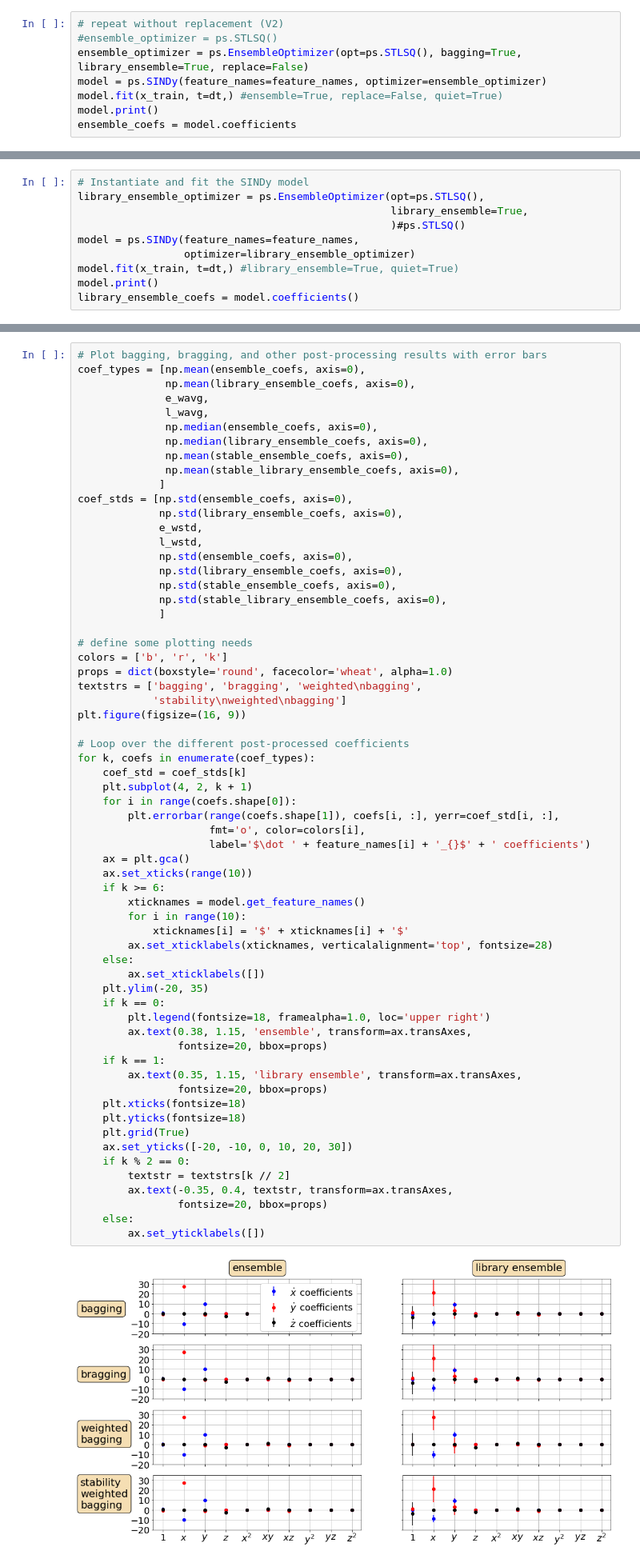
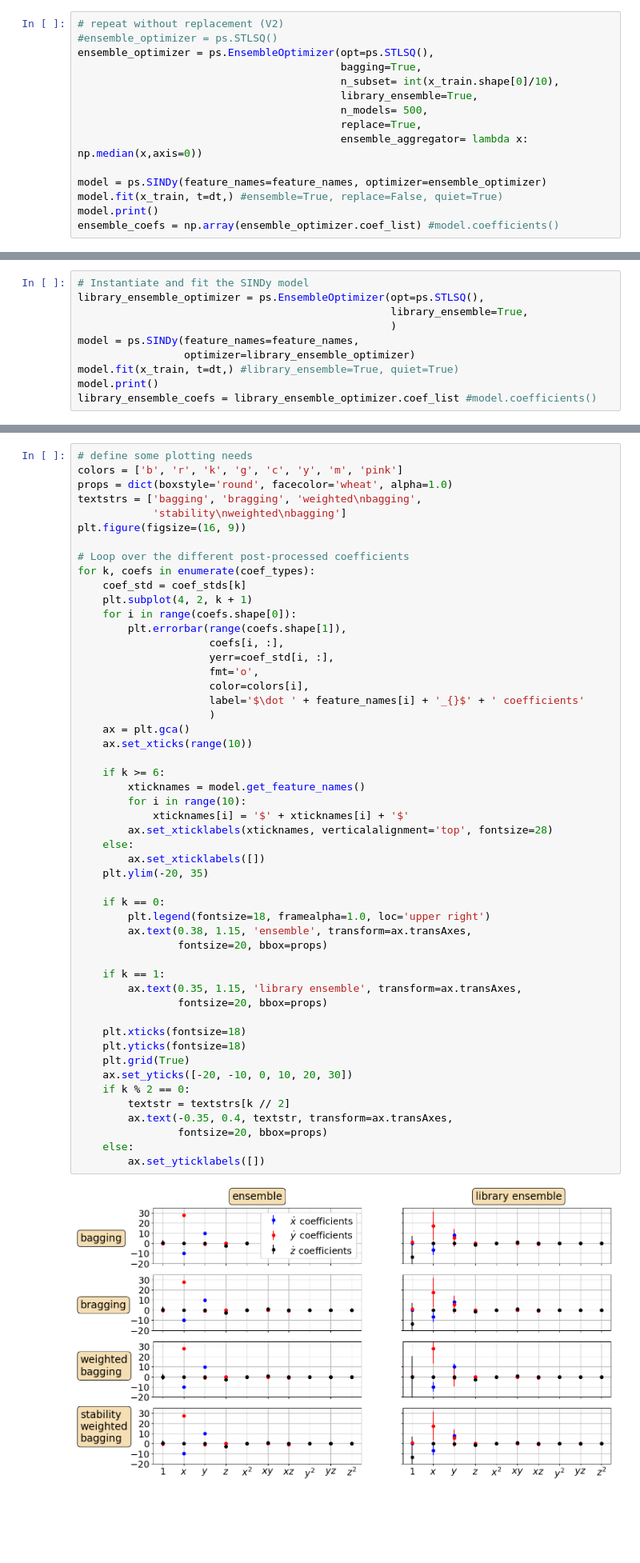
Before and after one commit to saeedmsol/pysindy, a Jupyter notebook: examples/13_ensembling.ipynb, the cells around one changed output, grey strips where cells are left out. Shown at 80% size. Cells and saved outputs as stored; diff of their text form; blank space fills up the shorter version.

```diff
--- a/examples/13_ensembling.ipynb
+++ b/examples/13_ensembling.ipynb
@@ -115,9 +127,16 @@ ensemble_coefs = model.coefficients
 # %%
 # repeat without replacement (V2)
 #ensemble_optimizer = ps.STLSQ()
-ensemble_optimizer = ps.EnsembleOptimizer(opt=ps.STLSQ(), bagging=True, library_ensemble=True, replace=False)
+ensemble_optimizer = ps.EnsembleOptimizer(opt=ps.STLSQ(),
+                                          bagging=True,
+                                          n_subset= int(x_train.shape[0]/10),
+                                          library_ensemble=True,
+                                          n_models= 500,
+                                          replace=True,
+                                          ensemble_aggregator= lambda x: np.median(x,axis=0))
+
 model = ps.SINDy(feature_names=feature_names, optimizer=ensemble_optimizer)
 model.fit(x_train, t=dt,) #ensemble=True, replace=False, quiet=True)
 model.print()
-ensemble_coefs = model.coefficients
+ensemble_coefs = np.array(ensemble_optimizer.coef_list) #model.coefficients()
 # %% [output]
@@ -155,10 +150,10 @@ Another way to do ensembling is to solve the regression problem on subsets of th
 # Instantiate and fit the SINDy model
 library_ensemble_optimizer = ps.EnsembleOptimizer(opt=ps.STLSQ(),
                                                   library_ensemble=True,
-                                                  )#ps.STLSQ()
+                                                  )
 model = ps.SINDy(feature_names=feature_names,
                  optimizer=library_ensemble_optimizer)
 model.fit(x_train, t=dt,) #library_ensemble=True, quiet=True)
 model.print()
-library_ensemble_coefs = model.coefficients()
+library_ensemble_coefs = library_ensemble_optimizer.coef_list #model.coefficients()
 # %% [output]
@@ -234,26 +252,6 @@ stable_library_ensemble_coefs = integration_metric(
 # %%
-# Plot bagging, bragging, and other post-processing results with error bars
-coef_types = [np.mean(ensemble_coefs, axis=0),
-              np.mean(library_ensemble_coefs, axis=0),
-              e_wavg,
-              l_wavg,
-              np.median(ensemble_coefs, axis=0),
-              np.median(library_ensemble_coefs, axis=0),
-              np.mean(stable_ensemble_coefs, axis=0),
-              np.mean(stable_library_ensemble_coefs, axis=0),
-             ]
-coef_stds = [np.std(ensemble_coefs, axis=0),
-             np.std(library_ensemble_coefs, axis=0),
-             e_wstd,
-             l_wstd,
-             np.std(ensemble_coefs, axis=0),
-             np.std(library_ensemble_coefs, axis=0),
-             np.std(stable_ensemble_coefs, axis=0),
-             np.std(stable_library_ensemble_coefs, axis=0),
-             ]
-
 # define some plotting needs
-colors = ['b', 'r', 'k']
+colors = ['b', 'r', 'k', 'g', 'c', 'y', 'm', 'pink']
 props = dict(boxstyle='round', facecolor='wheat', alpha=1.0)
 textstrs = ['bagging', 'bragging', 'weighted\nbagging',
             'stability\nweighted\nbagging']
@@ -264,38 +262,46 @@ for k, coefs in enumerate(coef_types):
     coef_std = coef_stds[k]
     plt.subplot(4, 2, k + 1)
     for i in range(coefs.shape[0]):
-        plt.errorbar(range(coefs.shape[1]), coefs[i, :], yerr=coef_std[i, :],
-                     fmt='o', color=colors[i],
-                     label='$\dot ' + feature_names[i] + '_{}$' + ' coefficients')
+        plt.errorbar(range(coefs.shape[1]),
+                     coefs[i, :],
+                     yerr=coef_std[i, :],
+                     fmt='o',
+                     color=colors[i],
+                     label='$\dot ' + feature_names[i] + '_{}$' + ' coefficients'
+                     )
     ax = plt.gca()
     ax.set_xticks(range(10))
+
     if k >= 6:
         xticknames = model.get_feature_names()
         for i in range(10):
             xticknames[i] = '$' + xticknames[i] + '$'
         ax.set_xticklabels(xticknames, verticalalignment='top', fontsize=28)
     else:
         ax.set_xticklabels([])
     plt.ylim(-20, 35)
+
     if k == 0:
         plt.legend(fontsize=18, framealpha=1.0, loc='upper right')
         ax.text(0.38, 1.15, 'ensemble', transform=ax.transAxes,
                 fontsize=20, bbox=props)
+
     if k == 1:
         ax.text(0.35, 1.15, 'library ensemble', transform=ax.transAxes,
                 fontsize=20, bbox=props)
+
     plt.xticks(fontsize=18)
     plt.yticks(fontsize=18)
     plt.grid(True)
     ax.set_yticks([-20, -10, 0, 10, 20, 30])
     if k % 2 == 0:
         textstr = textstrs[k // 2]
         ax.text(-0.35, 0.4, textstr, transform=ax.transAxes,
                 fontsize=20, bbox=props)
     else:
         ax.set_yticklabels([])
 # %% [output]
-[figure, old version]
+[figure, new version]
 # %% [markdown]
 ### Repeat ensembling but now make ~1000 models and plot the distributions of coefficients
 # %%
```
Also changed, not shown: parts of 12 cells of this notebook.
